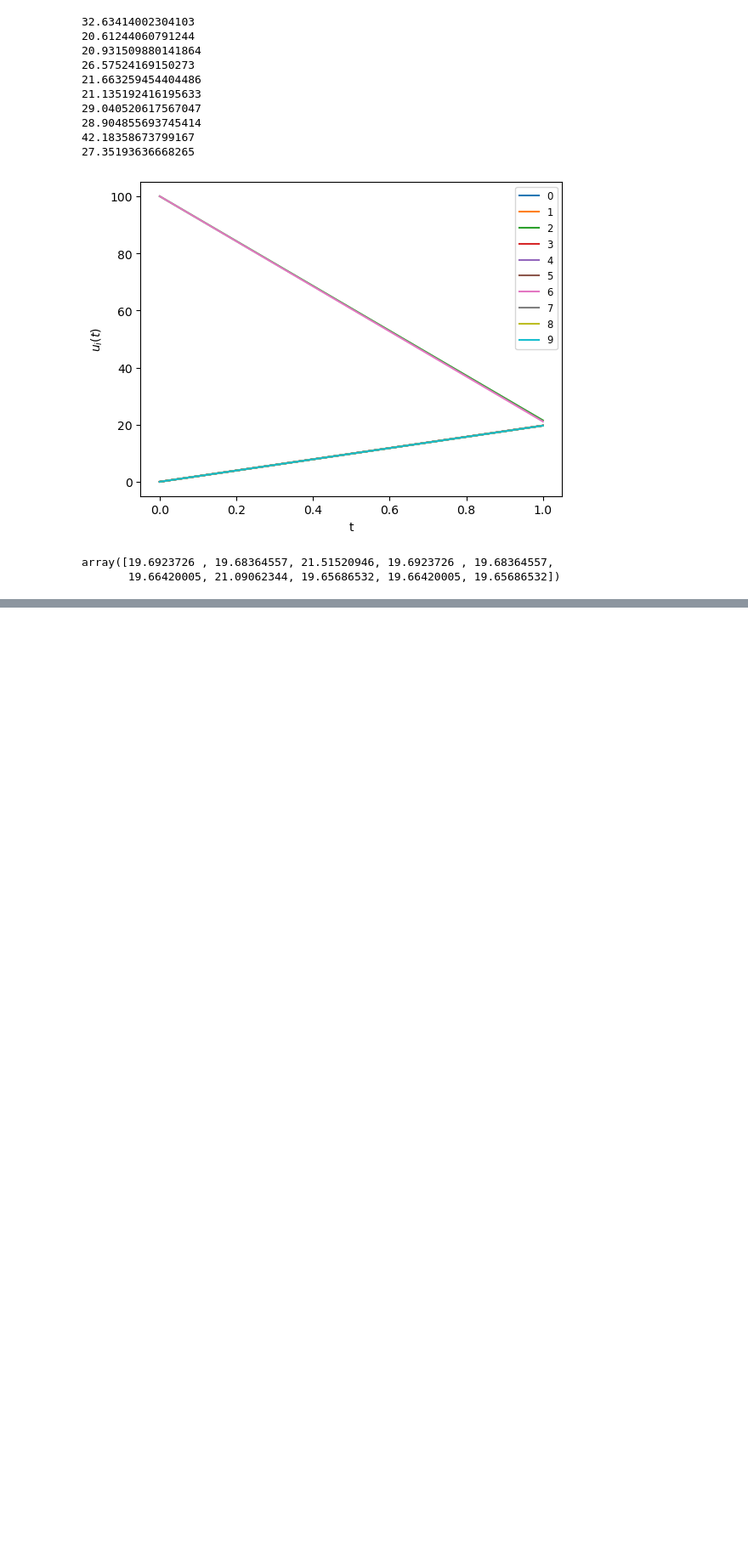
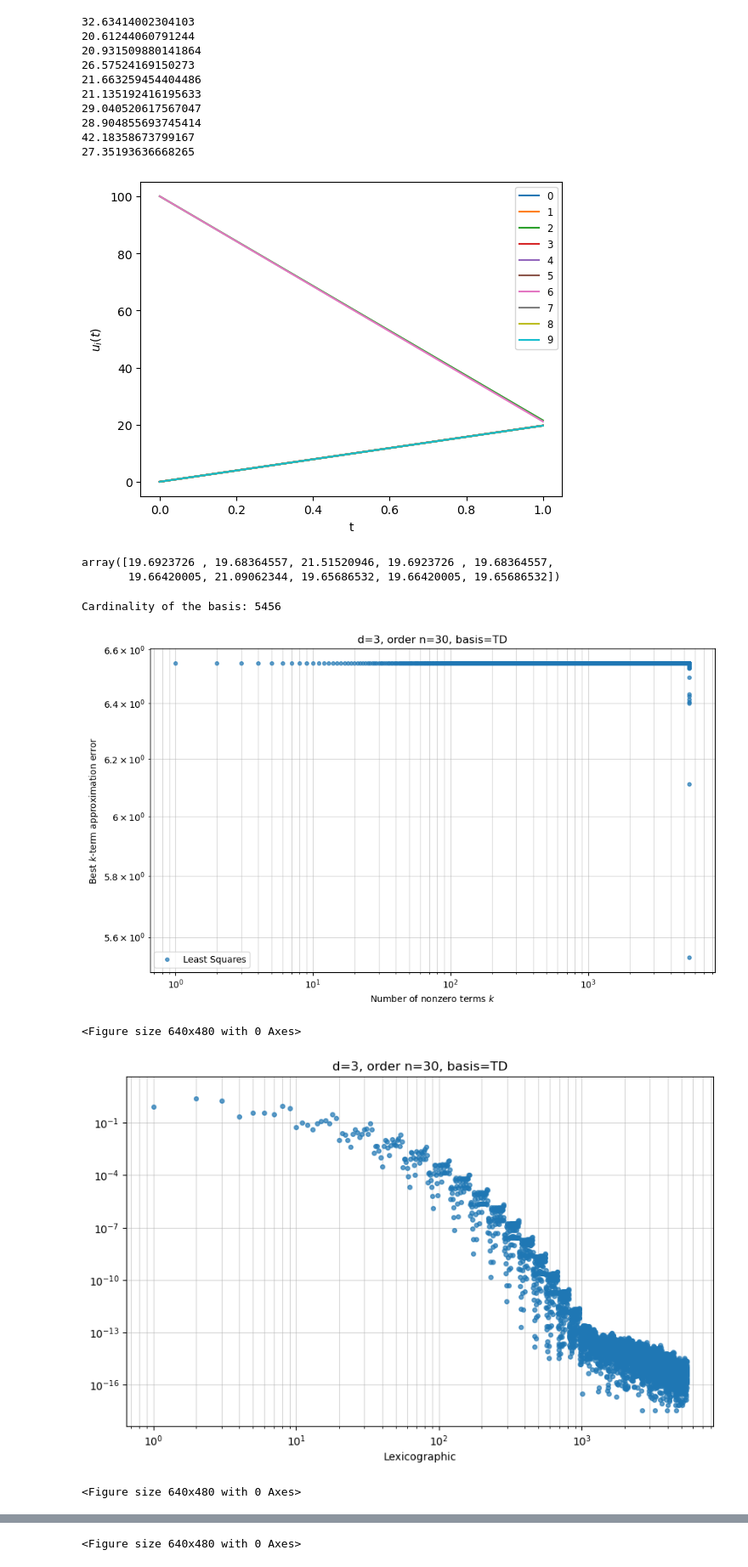
Before and after one commit to k-yoan/surrogate_graph_diffusion, a Jupyter notebook: src_sbm/visualization.ipynb, the cells around one changed output, grey strips where cells are left out. Shown at 85% size. Cells and saved outputs as stored; diff of their text form; code cells hidden in the pictures; blank space fills up the shorter version.

```diff
--- a/src_sbm/visualization.ipynb
+++ b/src_sbm/visualization.ipynb
@@ -54,3 +54,72 @@ diff[:,-1]
 # %% [output]
 array([19.6923726 , 19.68364557, 21.51520946, 19.6923726 , 19.68364557,
        19.66420005, 21.09062344, 19.65686532, 19.66420005, 19.65686532])
+# %%
+import numpy as np
+import matplotlib.pyplot as plt
+import scipy
+d = 3
+tr = -1
+order = 30
+def best_k_term_approx(coeffs, k):
+
+	# Get indices of the k largest absolute values
+	return np.linalg.norm(np.sort(np.abs(coeffs))[::-1][k:])
+name_basis = 'TD'
+cardinality = int(scipy.special.comb(d+order, order))
+print(f'Cardinality of the basis: {cardinality}')
+# %% [output]
+Cardinality of the basis: 5456
+# %%
+coeff_ls = np.load(f'coeff_ls_order{order}_{name_basis}.npy')
+best_array_ls = np.array([best_k_term_approx(coeff_ls, k) for k in range(1, int(cardinality))])
+	# best_array_cs = np.array([best_k_term_approx(coeff_cs, k) for k in range(1, int(cardinality))])
+	# best_array_wcs = np.array([best_k_term_approx(coeff_wcs, k) for k in range(1, int(cardinality))])
+
+# Plot the results
+plt.figure(figsize=(10, 6))
+plt.semilogy(best_array_ls[:tr], marker='o', linestyle='None', markersize=4, alpha=0.7)
+# plt.semilogy(best_array_cs[:tr], marker='s', linestyle='None', markersize=4, alpha=0.7)
+# plt.semilogy(best_array_wcs[:tr], marker='^', linestyle='None', markersize=4, alpha=0.7)
+
+plt.title('d={}, order n={}, basis={}'.format(d, order, name_basis))
+plt.xlabel("Number of nonzero terms $k$")
+plt.ylabel("Best $k$-term approximation error")
+plt.grid(True, which="both", ls="-", alpha=0.5)
+plt.loglog()
+plt.legend(['Least Squares', 'QCBP', 'Weighted WCBP'])
+plt.tight_layout()
+plt.show()
+plt.savefig(f'best_k_term_{order}_{name_basis}.pdf')
+
+
+plt.figure(figsize=(10, 6))
+plt.semilogy(np.abs(coeff_ls)[:tr], marker='o', linestyle='None', markersize=4, alpha=0.7)
+# plt.semilogy(np.abs(coeff_cs)[:tr], marker='s', linestyle='None', markersize=4, alpha=0.7)
+# plt.semilogy(np.abs(coeff_wcs)[:tr], marker='^', linestyle='None', markersize=4, alpha=0.7)
+plt.title('d={}, order n={}, basis={}'.format(d, order, name_basis))
+plt.xlabel("Lexicographic")
+#plt.ylabel("Absolute Coefficient Value (Log Scale)")
+plt.grid(True, which="both", ls="-", alpha=0.5)
+plt.loglog()
+# plt.legend(['Least Squares', 'QCBP', 'Weighted WCBP'])
+plt.show()
+plt.savefig(f'coefficients_plot_unsorted_{order}_{name_basis}.pdf')
+
+plt.figure(figsize=(10, 6))
+plt.semilogy(np.sort(np.abs(coeff_ls))[::-1][:tr], marker='o', linestyle='None', markersize=4, alpha=0.7)
+# plt.semilogy(np.sort(np.abs(coeff_cs))[::-1][:tr], marker='s', linestyle='None', markersize=4, alpha=0.7)
+# plt.semilogy(np.sort(np.abs(coeff_wcs))[::-1][:tr], marker='^', linestyle='None', markersize=4, alpha=0.7)
+plt.title('d={}, order n={}, basis={}'.format(d, order, name_basis))
+plt.xlabel("Sorted")
+#plt.ylabel("Absolute Coefficient Value (Log Scale)")
+plt.grid(True, which="both", ls="-", alpha=0.5)
+plt.loglog()
+#plt.legend(['Least Squares', 'QCBP', 'Weighted WCBP'])
+plt.show()
+plt.savefig(f'coefficients_plot_sorted_{order}_{name_basis}.pdf')
+# %% [output]
+[figure, added]
+<Figure size 640x480 with 0 Axes>
+[figure, added]
+<Figure size 640x480 with 0 Axes>
@@ -56,0 +127 @@ array([19.6923726 , 19.68364557, 21.51520946, 19.6923726 , 19.68364557,
+<Figure size 640x480 with 0 Axes>
```
Also changed, not shown: parts of 1 cell of this notebook, 6 other files.
